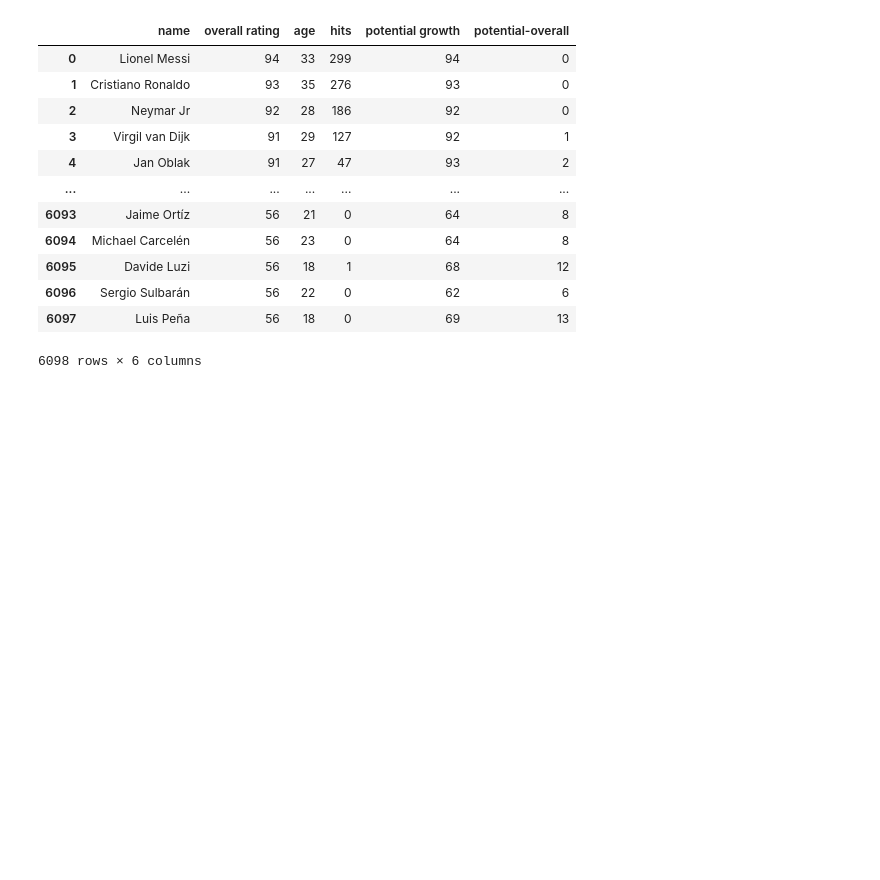
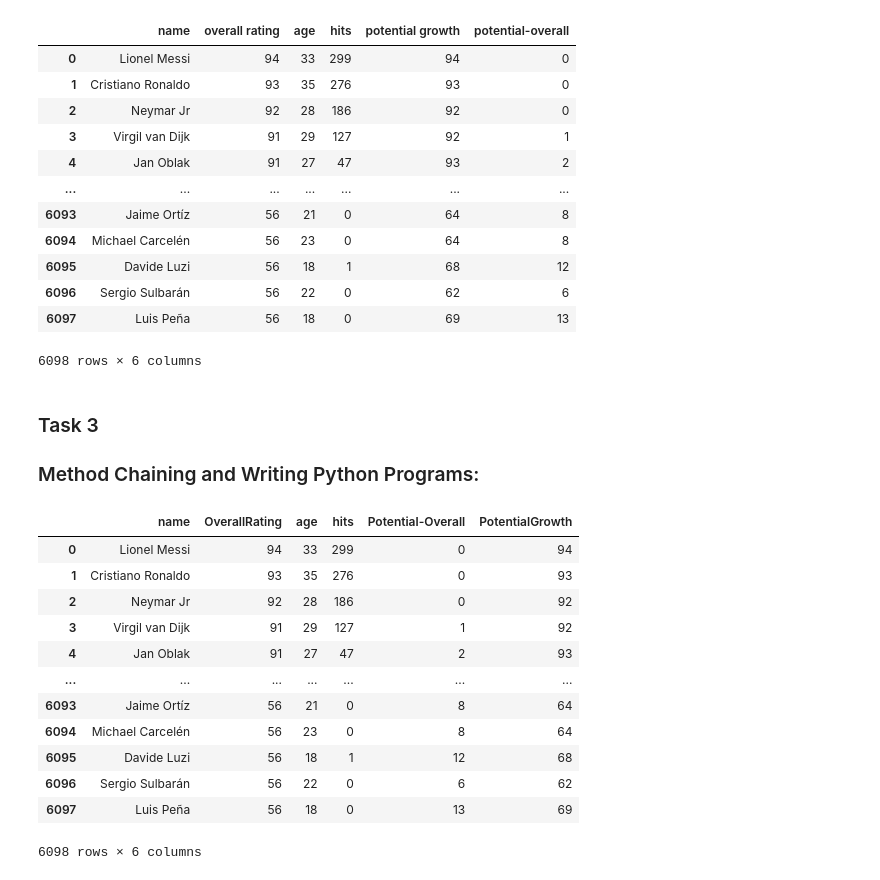
Before and after one commit to data301-2021-winter1/project-group24-project, a Jupyter notebook: notebooks/analysis3.ipynb, the cells around one changed output. Cells and saved outputs as stored; diff of their text form; code cells hidden in the pictures; blank space fills up the shorter version.

Commit message:
done with method chaining

```diff
--- a/notebooks/analysis3.ipynb
+++ b/notebooks/analysis3.ipynb
@@ -208,3 +212,38 @@ df2.rename(columns={"overall": "overall rating", "potential": "potential growth"
 | 6096 | Sergio Sulbarán | 56 | 22 | 0 | 62 | 6 |
 | 6097 | Luis Peña | 56 | 18 | 0 | 69 | 13 |
 6098 rows × 6 columns
+# %% [markdown]
+### Task 3
+
+### Method Chaining and Writing Python Programs:
+# %%
+import pandas as pd
+import numpy as np
+import matplotlib.pyplot as plt
+import seaborn as sns
+
+#method chain 1
+data = (pd.read_csv('../data/raw/FIFA-21 Complete.csv' , delimiter = ';')
+      .dropna(axis=0, inplace=False)
+      .drop(labels=['player_id', 'nationality', 'position', 'team'], axis=1, inplace=False)
+      .drop_duplicates(subset=['overall','hits','age','potential'], keep='first', inplace=False, ignore_index=True)
+      .rename(columns={"overall": "OverallRating", "potential": "PotentialGrowth"},inplace=False)
+       )
+
+#insert function
+data.insert(len(data.columns)-1, 'Potential-Overall', (data.PotentialGrowth-data.OverallRating), allow_duplicates=False)
+data
+# %% [output]
+|  | name | OverallRating | age | hits | Potential-Overall | PotentialGrowth |
+| 0 | Lionel Messi | 94 | 33 | 299 | 0 | 94 |
+| 1 | Cristiano Ronaldo | 93 | 35 | 276 | 0 | 93 |
+| 2 | Neymar Jr | 92 | 28 | 186 | 0 | 92 |
+| 3 | Virgil van Dijk | 91 | 29 | 127 | 1 | 92 |
+| 4 | Jan Oblak | 91 | 27 | 47 | 2 | 93 |
+| ... | ... | ... | ... | ... | ... | ... |
+| 6093 | Jaime Ortíz | 56 | 21 | 0 | 8 | 64 |
+| 6094 | Michael Carcelén | 56 | 23 | 0 | 8 | 64 |
+| 6095 | Davide Luzi | 56 | 18 | 1 | 12 | 68 |
+| 6096 | Sergio Sulbarán | 56 | 22 | 0 | 6 | 62 |
+| 6097 | Luis Peña | 56 | 18 | 0 | 13 | 69 |
+6098 rows × 6 columns
```
Also changed, not shown: parts of 9 cells of this notebook.
